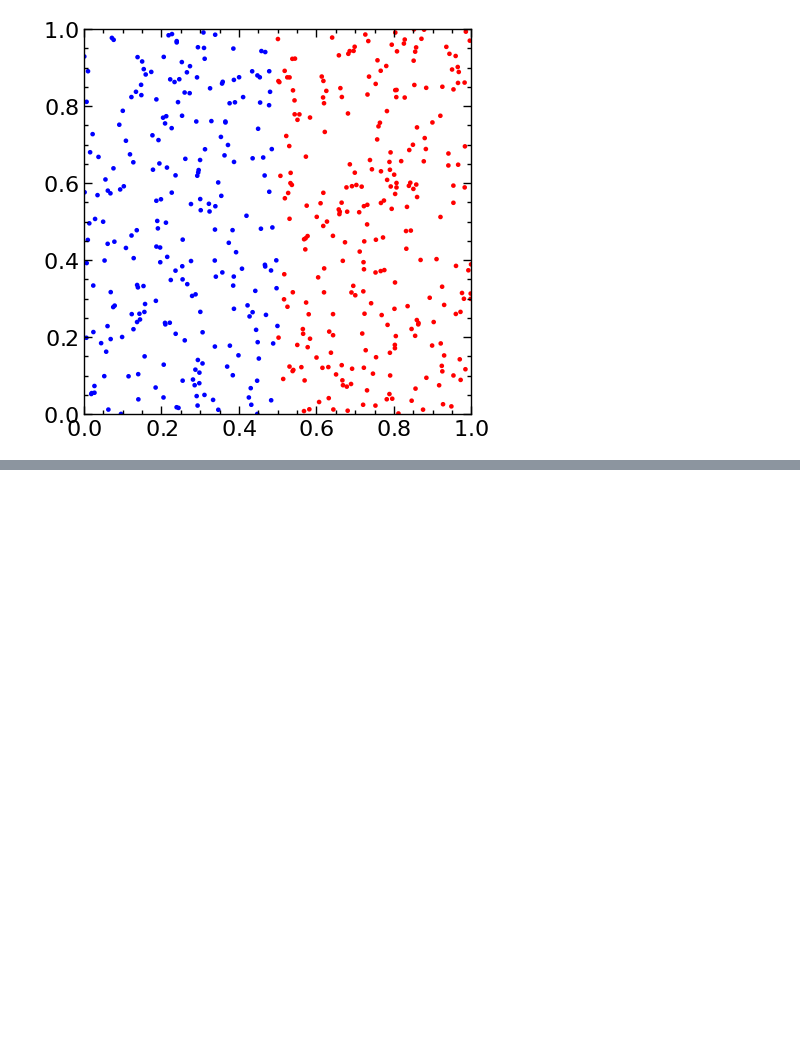
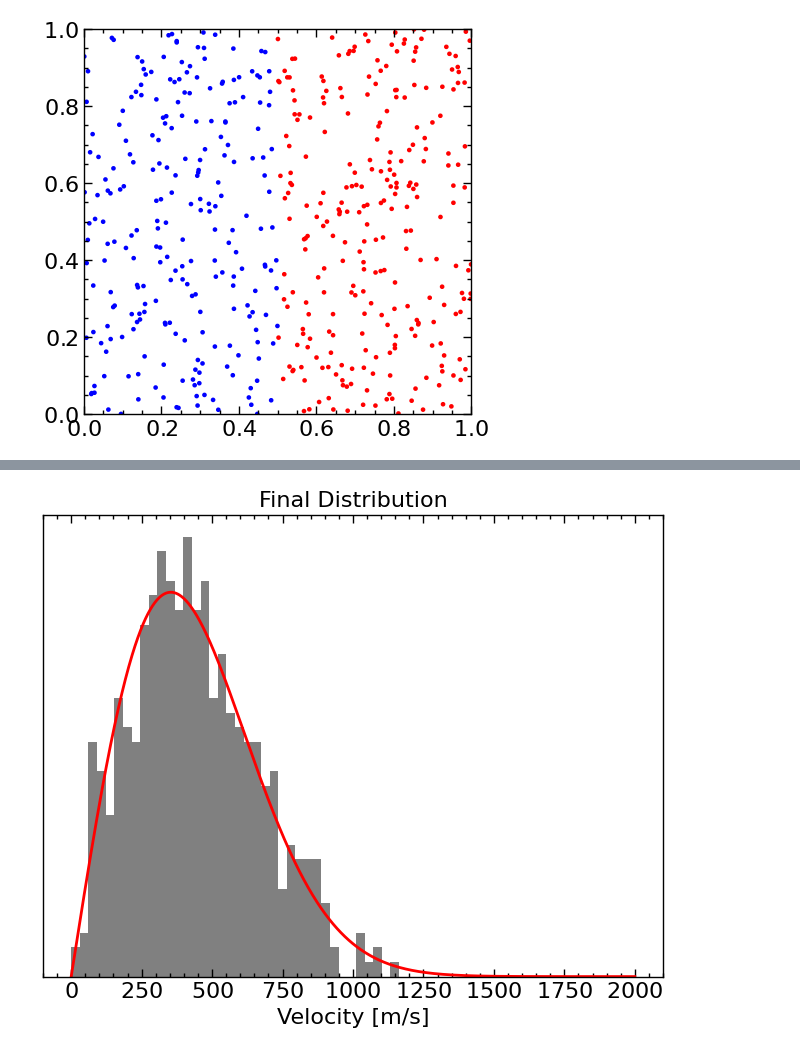
Before and after one commit to Chinnasf/Physics, a Jupyter notebook: GPU Code/Boltzmann Distribution | Non-GPU.ipynb, the cells around one changed output, grey strips where cells are left out. Cells and saved outputs as stored; diff of their text form; code cells hidden in the pictures; blank space fills up the shorter version.

```diff
--- a/GPU Code/Boltzmann Distribution | Non-GPU.ipynb
+++ b/GPU Code/Boltzmann Distribution | Non-GPU.ipynb
@@ -288,0 +304,14 @@ ani.save('collision_500_bigrad_particles.gif', writer='pillow', fps=30,dpi=100)
+# %%
+v_ = np.linspace(0,2000,1000)
+factor = 2/(np.linalg.norm(np.array(ivelocities))**2)
+f_v = factor*v_*np.exp(-0.5*factor*v_*v_)
+# %%
+bins = np.linspace(0,1500,50)
+plt.figure()
+plt.hist(np.sqrt(np.sum(V[-1]**2, axis=0)), bins=bins, density=True, color="gray")
+plt.plot(v_,f_v, color="red")
+plt.xlabel("Velocity [m/s]")
+plt.title("Final Distribution")
+plt.yticks([]);
+# %% [output]
+[figure, added]
```
Also changed, not shown: parts of 2 cells of this notebook, 1 other file.
